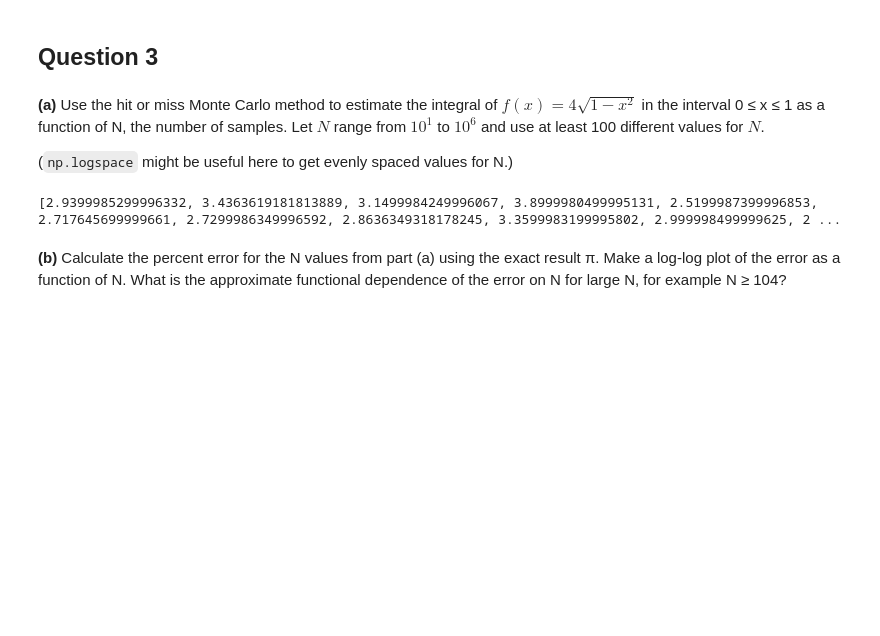
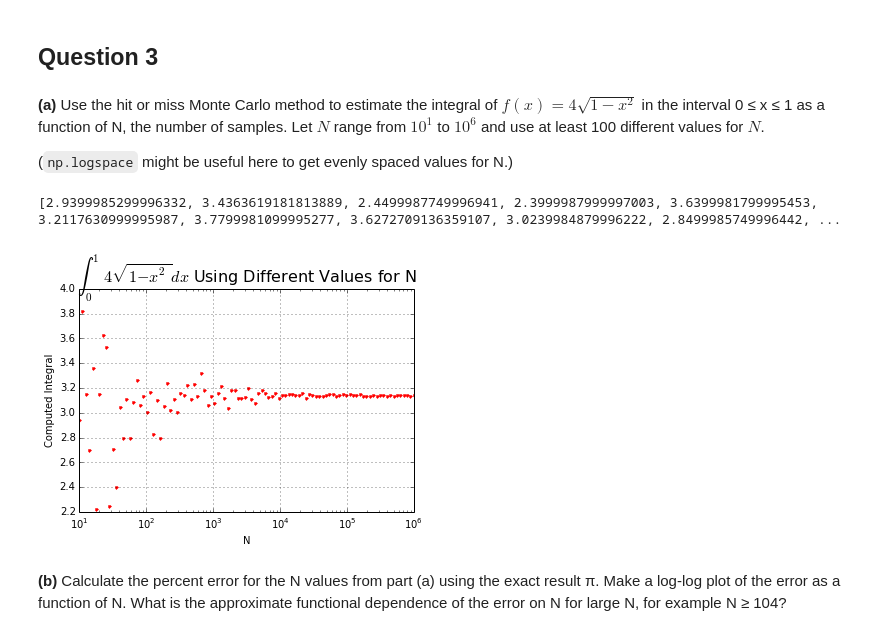
Before and after one commit to pnguye41/PHYS202-S14, a Jupyter notebook: SciPy/MCIntegrationExercises.ipynb, the cells around one changed output. Drawn from its saved outputs; the diff is of its cells as text; code cells hidden in the pictures; blank space fills up the shorter version.

```diff
--- a/SciPy/MCIntegrationExercises.ipynb
+++ b/SciPy/MCIntegrationExercises.ipynb
@@ -123,29 +124,37 @@ Analytical result: V = (4/3)*pi = 4.18879020479
 # %%
 def integral(N):
     x = np.arange(0.,1.,0.001)
     f = lambda x: 4*np.sqrt(1-x**2)
 
     xmin = 0.; xmax = 1.
 
     subx = x[logical_and((x > xmin),(x < xmax))]
     ymax = f(subx).max()*1.05
     ymin = 0.
 
     samples_x = xmin + (xmax-xmin)*np.random.random_sample(N);
     samples_y = ymin + (ymax-ymin)*np.random.random_sample(N);
 
     newmask = (samples_y < f(samples_x))
     newmask.sum()
 
     I = (xmax-xmin)*(ymax-ymin)*newmask.sum()/newmask.size
     return I
+
 Nrange = np.logspace(1,6,num=100)
-Nintegral = []
+integrals = []
 for N in Nrange:
-    Nintegral.append(integral(N))
-print Nintegral
+    integrals.append(integral(N))
+    plt.semilogx(N,integral(N),'r.')
+print integrals
+plt.title('$\int_0^1 4 \sqrt{1-x^2} dx$ Using Different Values for N',fontsize=16)
+plt.xlabel('N')
+plt.ylabel('Computed Integral')
+plt.grid()
+plt.show()
 # %% [output]
-[2.9399985299996332, 3.4363619181813889, 3.1499984249996067, 3.8999980499995131, 2.5199987399996853, 2.717645699999661, 2.7299986349996592, 2.8636349318178245, 3.3599983199995802, 2.999998499999625, 2 ...
+[2.9399985299996332, 3.4363619181813889, 2.4499987749996941, 2.3999987999997003, 3.6399981799995453, 3.2117630999995987, 3.7799981099995277, 3.6272709136359107, 3.0239984879996222, 2.8499985749996442, ...
+[figure, added]
 # %% [markdown]
 **(b)** Calculate the percent error for the N values from part (a) using the exact result π. Make a log-log plot of the error as a function of N.
 What is the approximate functional dependence of the error on N for large N, for example N ≥ 104?
```
Also changed, not shown: parts of 6 cells of this notebook, 3 other files.
